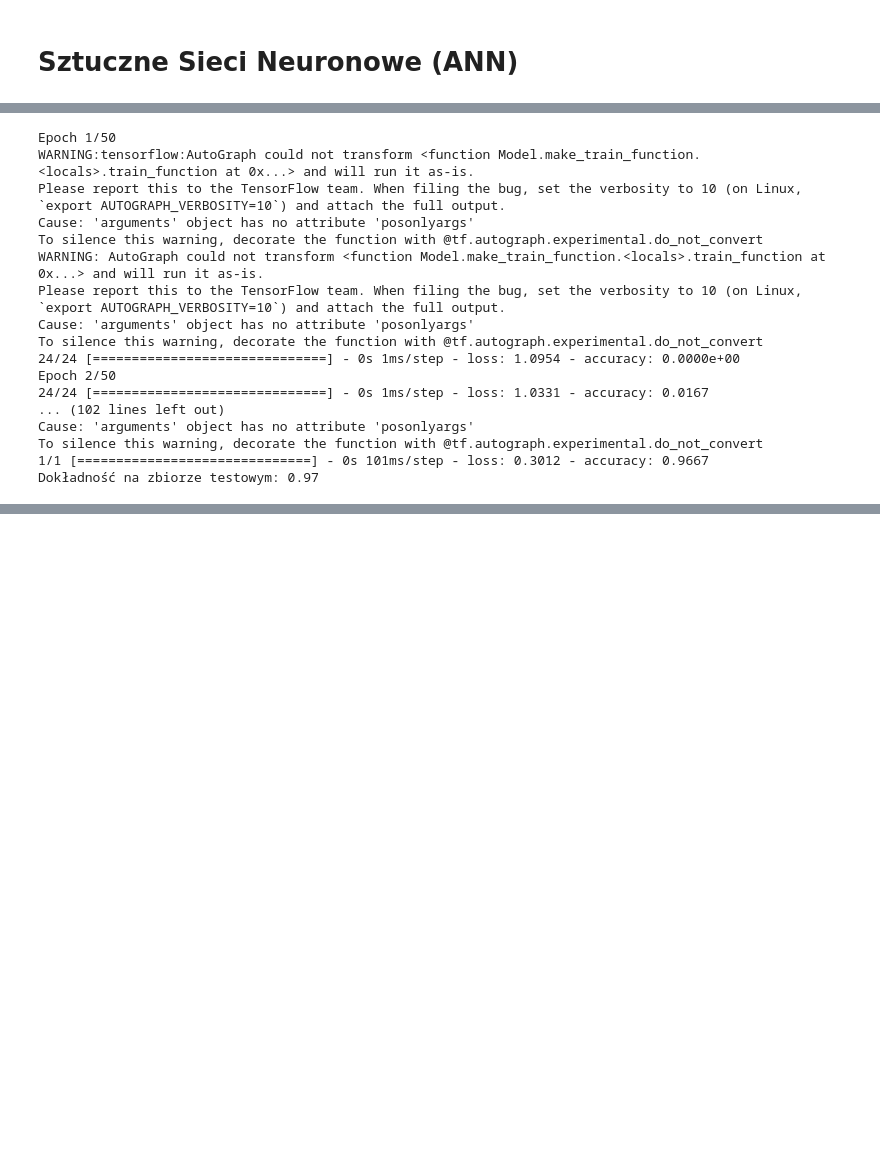
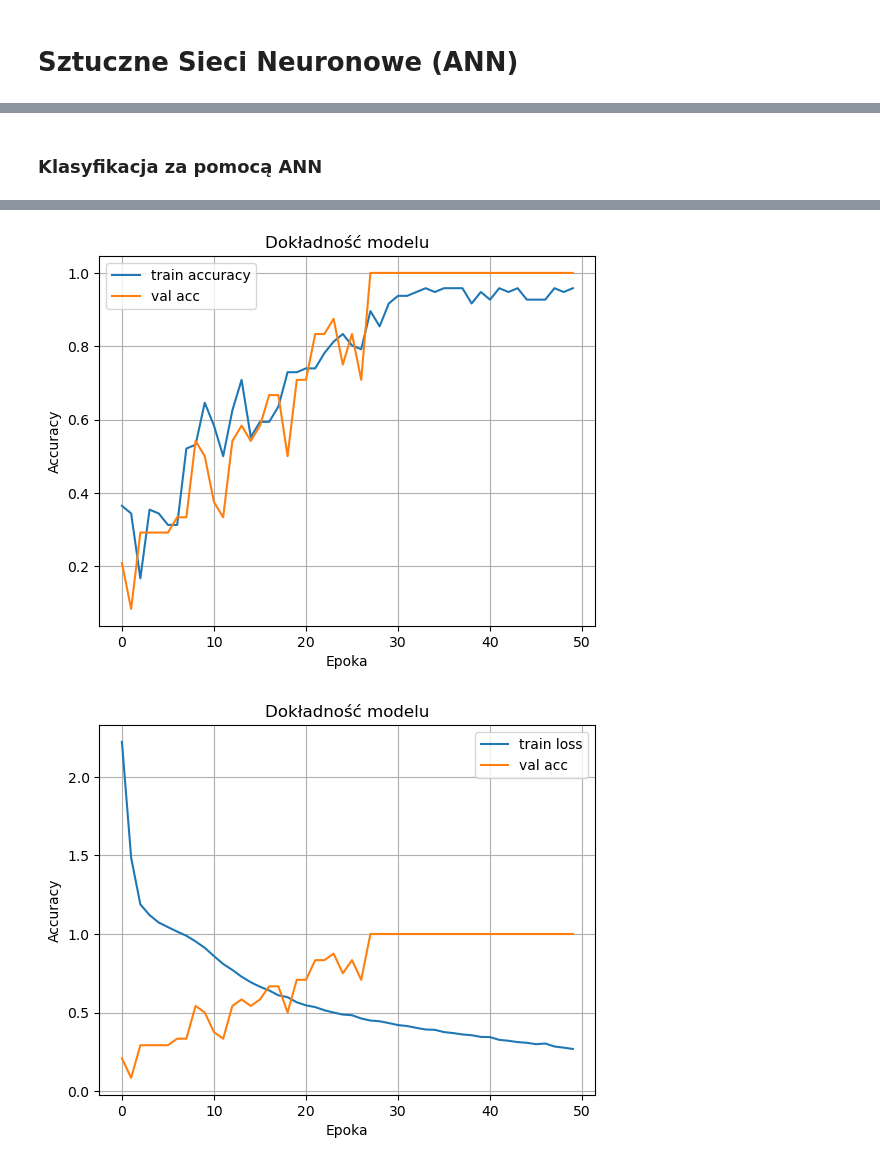
Before and after one commit to November7/AI4Youth, a Jupyter notebook: Spotkanie 4 [02.07.2025]/ANN.ipynb, the cells around one changed output, grey strips where cells are left out. Drawn from its saved outputs; the diff is of its cells as text; code cells hidden in the pictures; blank space fills up the shorter version.

```diff
--- a/Spotkanie 4 [02.07.2025]/ANN.ipynb
+++ b/Spotkanie 4 [02.07.2025]/ANN.ipynb
@@ -3,12 +129,6 @@
+# %% [markdown]
+### Klasyfikacja za pomocą ANN
 # %%
-from sklearn.datasets import load_iris
-from sklearn.model_selection import train_test_split
-from sklearn.preprocessing import LabelBinarizer
-from tensorflow.keras.models import Sequential
-from tensorflow.keras.layers import Dense
-import numpy as np
-
-
 iris = load_iris()
 X = iris.data
 y = iris.target
@@ -17,36 +137,34 @@ encoder = LabelBinarizer()
 y_encoded = encoder.fit_transform(y)
 
 X_train, X_test, y_train, y_test = train_test_split(X, y_encoded, test_size=0.2, random_state=42)
-
-
-model = Sequential()
-model.add(Dense(10, input_shape=(4,), activation='relu'))
-model.add(Dense(3, activation='softmax'))
-
-
-model.compile(optimizer='adam', loss='categorical_crossentropy', metrics=['accuracy'])
-
-
-model.fit(X_train, y_train, epochs=50, batch_size=5, verbose=1)
-
-
-loss, accuracy = model.evaluate(X_test, y_test)
-print(f'Dokładność na zbiorze testowym: {accuracy:.2f}')
-# %% [output]
-Epoch 1/50
-WARNING:tensorflow:AutoGraph could not transform <function Model.make_train_function.<locals>.train_function at 0x...> and will run it as-is.
-Please report this to the TensorFlow team. When filing the bug, set the verbosity to 10 (on Linux, `export AUTOGRAPH_VERBOSITY=10`) and attach the full output.
-Cause: 'arguments' object has no attribute 'posonlyargs'
-To silence this warning, decorate the function with @tf.autograph.experimental.do_not_convert
-WARNING: AutoGraph could not transform <function Model.make_train_function.<locals>.train_function at 0x...> and will run it as-is.
-Please report this to the TensorFlow team. When filing the bug, set the verbosity to 10 (on Linux, `export AUTOGRAPH_VERBOSITY=10`) and attach the full output.
-Cause: 'arguments' object has no attribute 'posonlyargs'
-To silence this warning, decorate the function with @tf.autograph.experimental.do_not_convert
-24/24 [==============================] - 0s 1ms/step - loss: 1.0954 - accuracy: 0.0000e+00
-Epoch 2/50
-24/24 [==============================] - 0s 1ms/step - loss: 1.0331 - accuracy: 0.0167
-... (102 lines left out)
-Cause: 'arguments' object has no attribute 'posonlyargs'
-To silence this warning, decorate the function with @tf.autograph.experimental.do_not_convert
-1/1 [==============================] - 0s 101ms/step - loss: 0.3012 - accuracy: 0.9667
-Dokładność na zbiorze testowym: 0.97
+# %%
+model = Sequential()
+model.add(Dense(10, input_shape=(4,), activation='relu'))
+model.add(Dense(10, activation='relu'))
+model.add(Dense(3, activation='softmax'))
+
+model.compile(optimizer='adam', loss='categorical_crossentropy', metrics=['accuracy'])
+
+history = model.fit(
+    X_train,
+    y_train,
+    epochs=50,
+    batch_size=5,
+    verbose=0,
+    validation_split=0.2
+)
+
+loss, accuracy = model.evaluate(X_test, y_test)
+print(f'Dokładność na zbiorze testowym: {accuracy:.2f}')
+
+f_plt(history)
+f_plt(history,'loss')
+
+loss, accuracy = model.evaluate(X_test, y_test)
+print(f'Dokładność na zbiorze testowym: {accuracy:.2f}')
+
+
+y_pred_probs = model.predict(X_test)
+y_pred = np.argmax(y_pred_probs, axis=1)
+y_true = np.argmax(y_test, axis=1)
+# %% [output]
@@ -52,0 +173,2 @@ Dokładność na zbiorze testowym: 0.97
+[figure, added]
+[figure, added]
```
Also changed, not shown: parts of 12 cells of this notebook, 8 other files.
